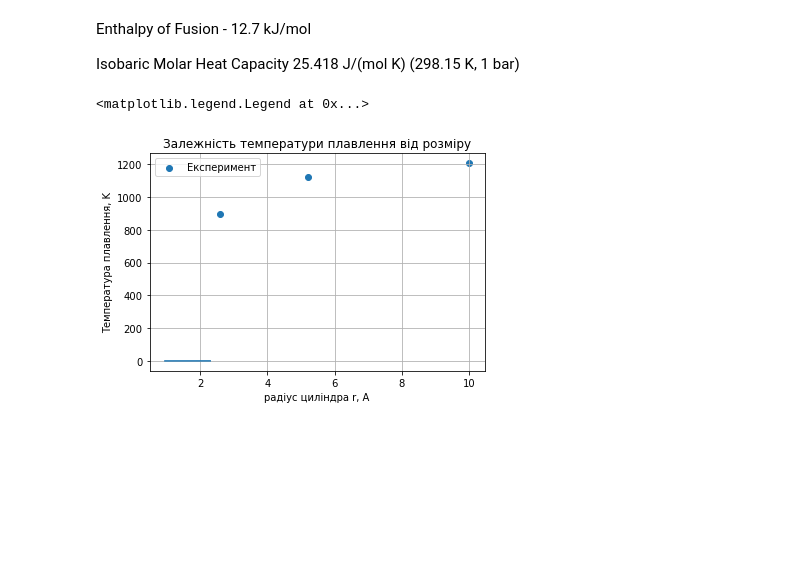
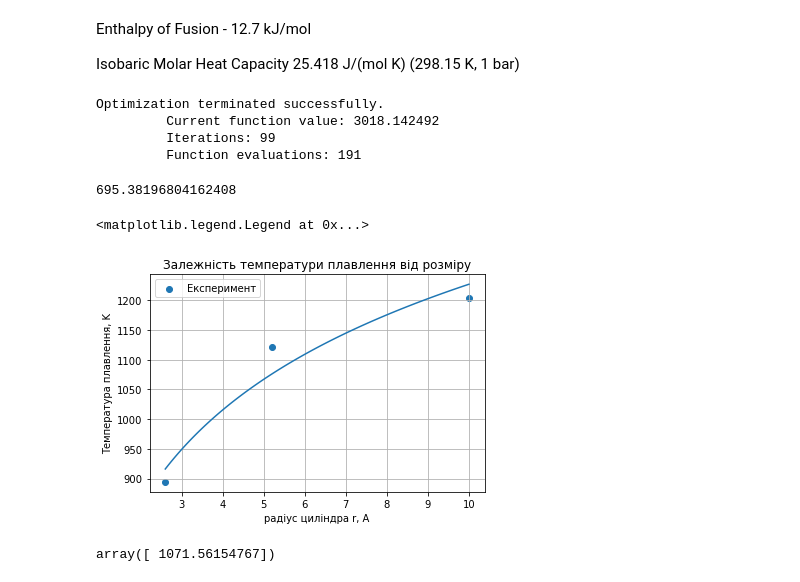
Before and after one commit to rostyq/edu_notebooks, a Jupyter notebook: mesoscale_physics/lab3.ipynb, the cells around one changed output. Cells and saved outputs as stored; diff of their text form; code cells hidden in the pictures; blank space fills up the shorter version.

```diff
--- a/mesoscale_physics/lab3.ipynb
+++ b/mesoscale_physics/lab3.ipynb
@@ -193,22 +195,31 @@ Isobaric Molar Heat Capacity 25.418 J/(mol K) (298.15 K, 1 bar)
+# %%
+x_new = np.linspace(2.6, 10, 100)
+x = dfsummary.r
+y = dfsummary.T_melting
+
+def cost(c, X=x, y=y):
+    return np.sum((y-(c[0]+c[1]*np.log(X)))**2)
+
+coeff = fmin(cost, [1, 1])
+coeff[0]
+# %% [output]
+Optimization terminated successfully.
+         Current function value: 3018.142492
+         Iterations: 99
+         Function evaluations: 191
+695.38196804162408
 # %%
-import scipy.interpolate
-
-x_new = np.linspace(2.6, 10)
-
-x = dfsummary.r
-y = dfsummary.T_melting
-log_x = np.log(x)
-log_y = np.log(y)
-
 plt.scatter(x, y, label='Експеримент')
-# plt.scatter(15, 1337, label='Массивний матеріал')
-
-plt.plot(np.log(x_new), np.log(line(x_new)))
+plt.plot(x_new, coeff[0]+coeff[1] * np.log(x_new))
 
 plt.title('Залежність температури плавлення від розміру')
 plt.xlabel('радіус циліндра r, A')
 plt.ylabel('Температура плавлення, K')
 plt.legend()
 # %% [output]
 <matplotlib.legend.Legend at 0x...>
-[figure, old version]
+[figure, new version]
+# %%
+coeff.x
+# %% [output]
+array([ 1071.56154767])
```
Also changed, not shown: parts of 1 cell of this notebook, 3 other files.
